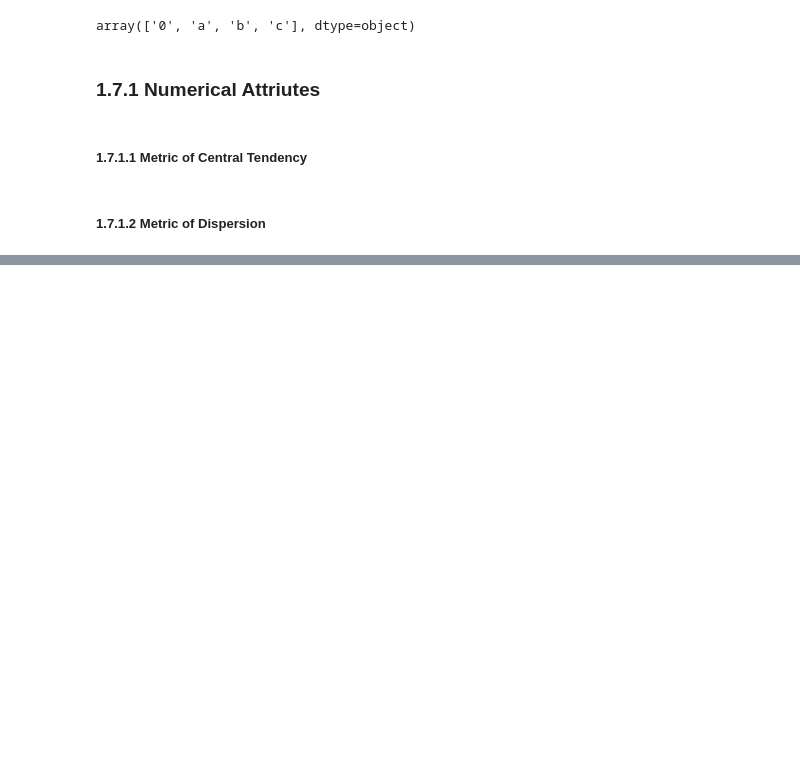
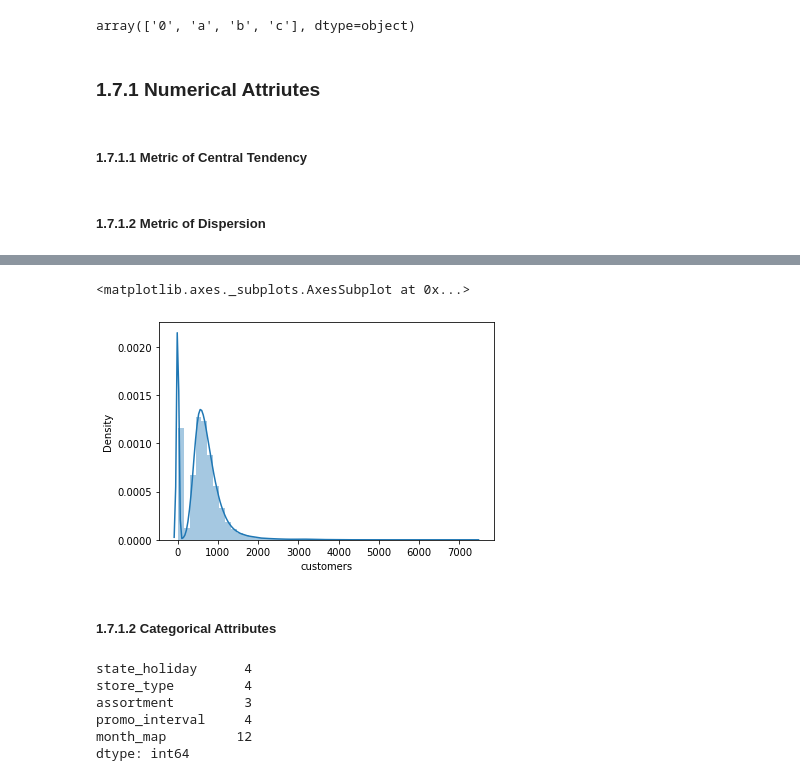
Before and after one commit to miguelzeph/curso_ds_em_producao, a Jupyter notebook: m02_v01_store_sales_prediction.ipynb, the cells around one changed output, grey strips where cells are left out. Cells and saved outputs as stored; diff of their text form; code cells hidden in the pictures; blank space fills up the shorter version.

```diff
--- a/m02_v01_store_sales_prediction.ipynb
+++ b/m02_v01_store_sales_prediction.ipynb
@@ -361,0 +391,18 @@ m
+# %%
+# COSTUMERS
+# - Média de 633 pessoas na loja por dia, com desvio parão de 464... Logo, em um dia eu POSSO ter de 200 a 1000 pessoas em um dia
+sns.distplot(df1['customers'])
+# %% [output]
+<matplotlib.axes._subplots.AxesSubplot at 0x...>
+[figure, added]
+# %% [markdown]
+##### 1.7.1.2 Categorical Attributes
+# %%
+cat_attributes.apply(lambda x: x.unique().shape[0])
+# %% [output]
+state_holiday      4
+store_type         4
+assortment         3
+promo_interval     4
+month_map         12
+dtype: int64
```
Also changed, not shown: parts of 8 cells of this notebook.
